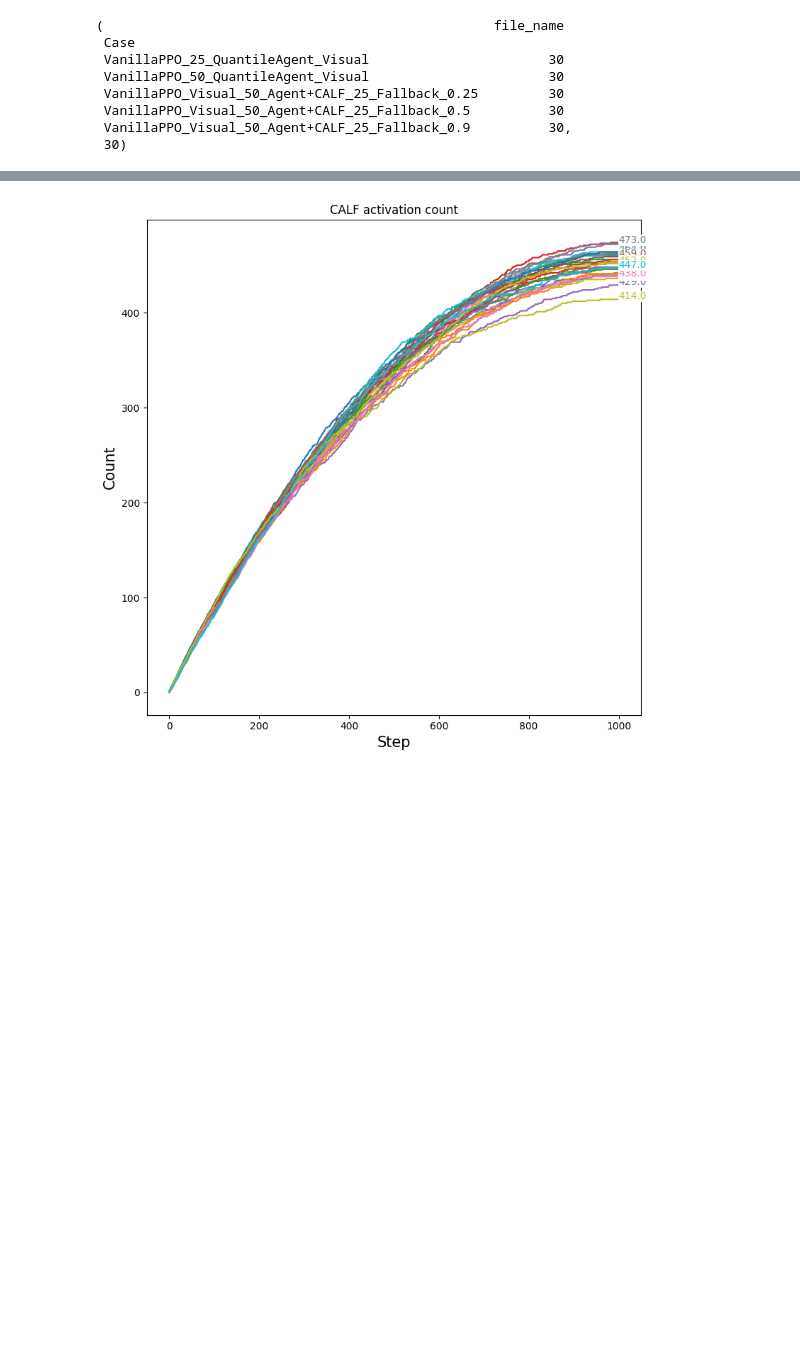
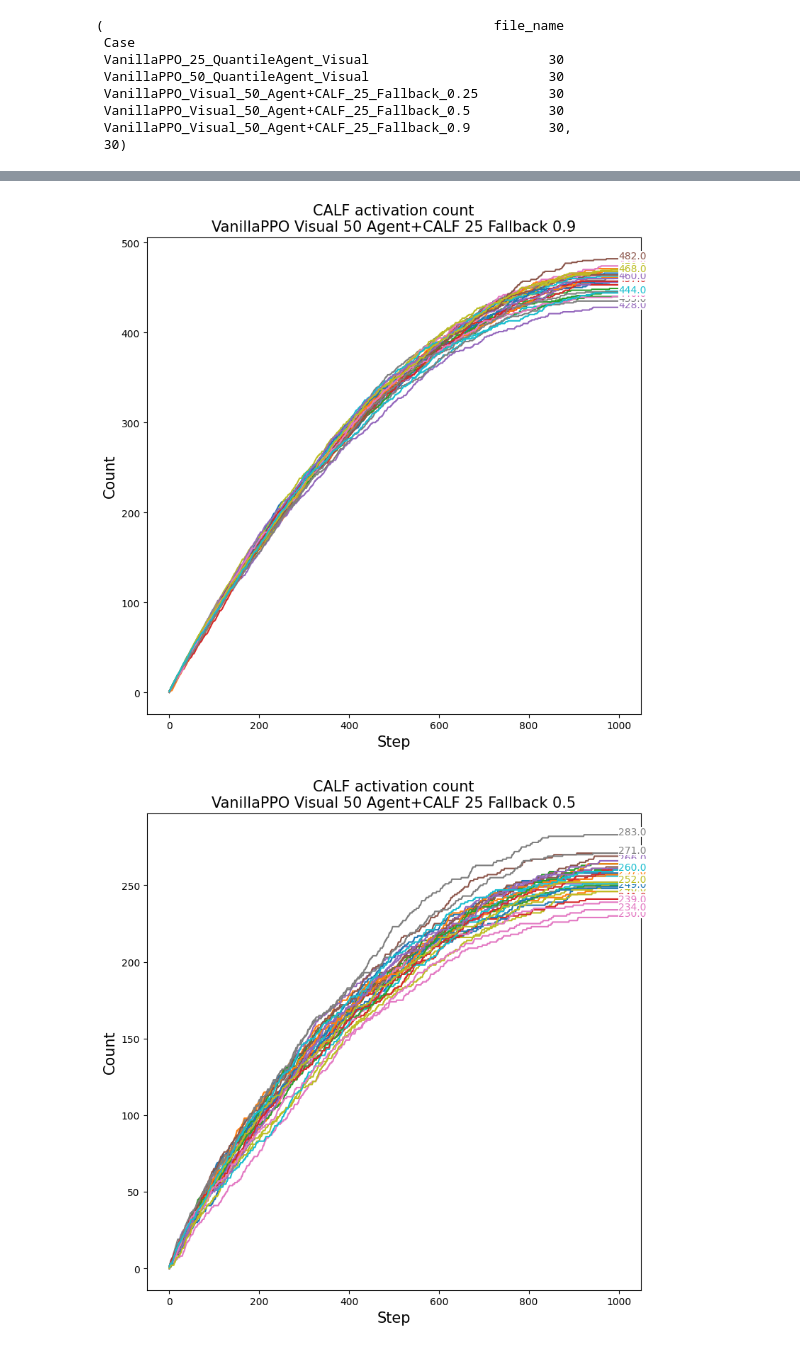
Before and after one commit to osinenkop/stable-baselines-playground, a Jupyter notebook: analysis/ppo_vispendulum_self_boost/visual_analysis.ipynb, the cells around one changed output, grey strips where cells are left out. Cells and saved outputs as stored; diff of their text form; code cells hidden in the pictures; blank space fills up the shorter version.

```diff
--- a/analysis/ppo_vispendulum_self_boost/visual_analysis.ipynb
+++ b/analysis/ppo_vispendulum_self_boost/visual_analysis.ipynb
@@ -80,4 +88,0 @@ array([ nan, 0.5 , 0.25, 0.9 ])
-# %%
-fig, ax = plt.subplots(figsize=(8, 6))
-for c in alias.values():
-    df[df.Case == c].plot(x="step", y="accumulated_reward", ax=ax, label=c)
@@ -273,30 +276,0 @@ plt.tight_layout()
-# %%
-anotation_bias = {
-    "VanillaPPO_BestAgent_Visual": [0, 300],
-    "VanillaPPO_BestAgent_Visual+CALFWrapper_BestFallback": [0, 0],
-}
-
-agg_func = "median"
-
-# for c in tmp_df.index.unique():
-for c in [
-    # "VanillaPPO_BestAgent_Visual",
-    # "VanillaPPO_BestAgent_Visual+CALFWrapper_BestFallback",
-]:
-    p_m = plot_solid(tmp_df.loc[c], y_label=y_label,
-                     ax=ax,
-                     color=case_colors[c],
-                     bias=anotation_bias[c],
-                     agg_func=agg_func)
-    p_ic = plot_ic(tmp_df.loc[c], y_label=y_label, ax=ax, color=case_colors[c])
-
-    legend_info[c + f" ({agg_func}, 95\%CI)"] = (p_m, p_ic)
-
-legend = ax.legend(legend_info.values(),
-                   legend_info.keys(),
-                   facecolor='whitesmoke',
-                   framealpha=0.5,
-                   prop={'size': 12})
-
-ax.set_title("Acumulated Reward Comparison")
-plt.tight_layout()
@@ -373,34 +336,37 @@ def plot_activated_count(df, ax=None, c="VanillaPPO_Visual_50_Agent+CALFWrapper_
         fig, _ax = plt.subplots(figsize=(8, 8))
     else:
         _ax = ax
     tmp_df = df.set_index(["Case"])
 
     for individual_run in tmp_df.loc[c].file_name.unique():
         target_df = tmp_df.loc[c]
         target_df = target_df[target_df.file_name == individual_run]
 
         target_df.plot(x="step", y=y_label, ax=_ax)
 
         current_color = _ax.get_lines()[-1].get_color()
 
         _ax.annotate(str(target_df[y_label].values[-1].round(2)),
                         (
                             target_df.step.values[-1], # X
                             target_df[y_label].values[-1].copy(), # Y
                         ),
                         color=current_color,
                         bbox=dict(facecolor='white', edgecolor="None", pad=0.2))
 
+    _ax.set_title("CALF activation count\n" + c.replace("_", " "), fontsize=15)
     _ax.set_xlabel("Step", fontsize=15)
     _ax.set_ylabel("Count", fontsize=15)
     _ax.get_legend().remove()
-    _ax.set_title("CALF activation count")
 
     plt.tight_layout()
 
     if ax is None:
-        fig.savefig("../media/" + "relax_probability.png")
-# relax_prob = np.clip(relax_prob * relax_prob_step_factor, 0, 1)
+        fig.savefig("media/" + "relax_probability.png")
+
 plot_activated_count(df, c="VanillaPPO_Visual_50_Agent+CALF_25_Fallback_0.9")
+plot_activated_count(df, c="VanillaPPO_Visual_50_Agent+CALF_25_Fallback_0.5")
+plot_activated_count(df, c="VanillaPPO_Visual_50_Agent+CALF_25_Fallback_0.25")
 # %% [output]
-[figure, old version]
+[figure, new version]
+[figure, added]
```
Also changed, not shown: parts of 24 cells of this notebook.
